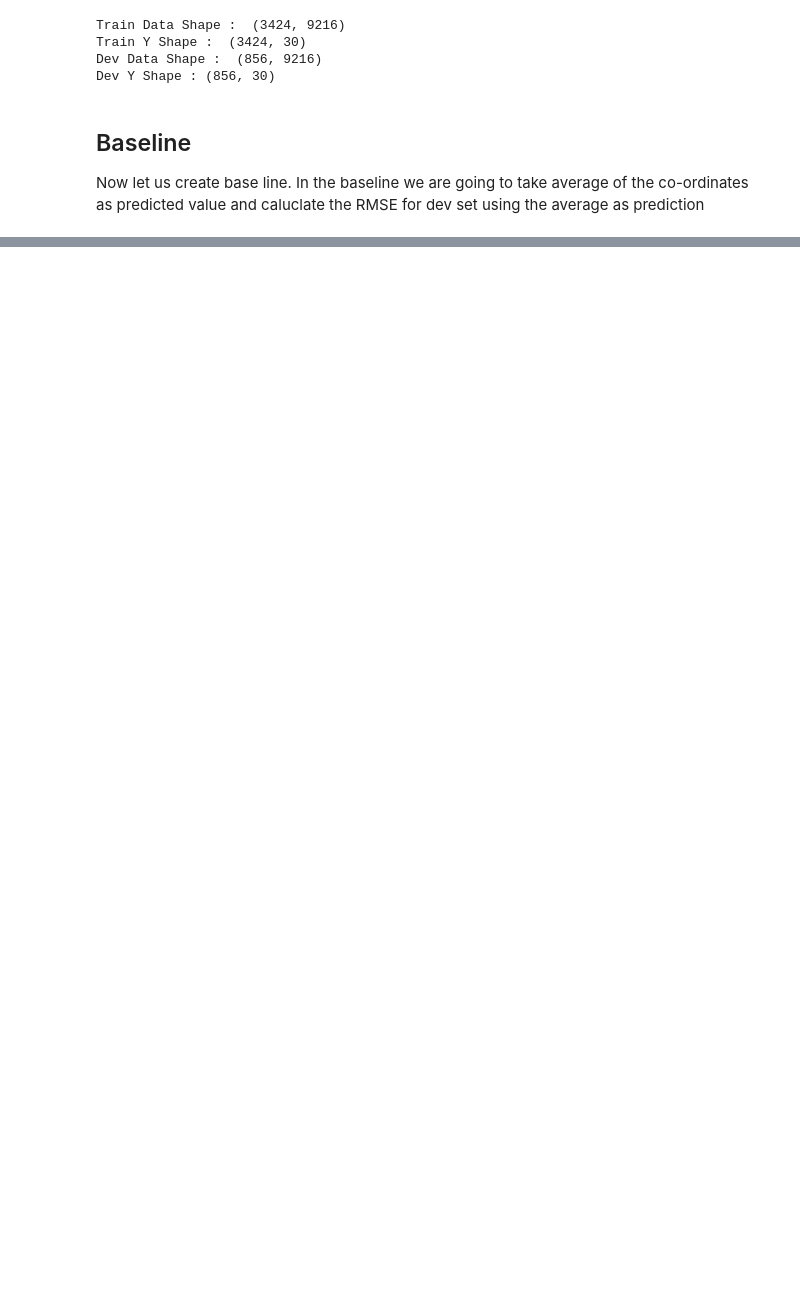
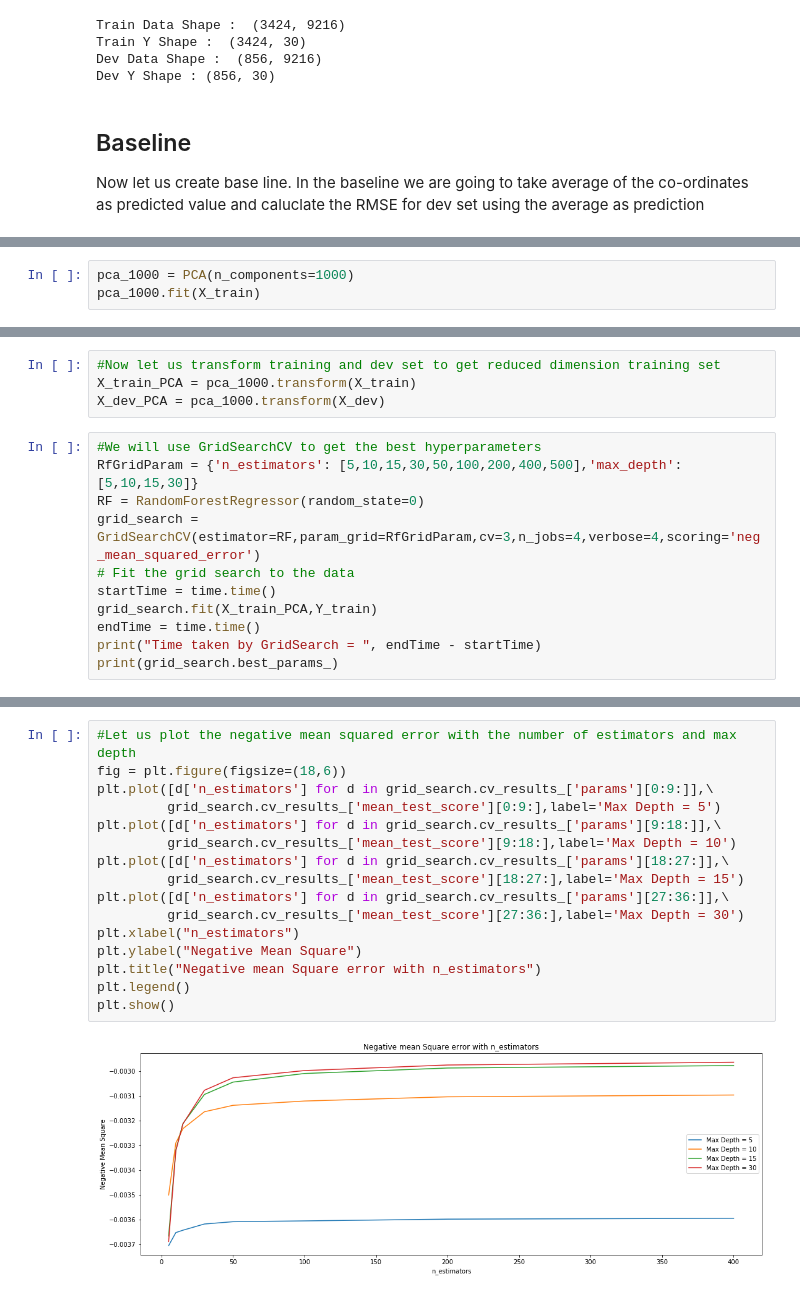
Before and after one commit to anupjha10/W207_ML_FINAL_Project, a Jupyter notebook: Final_Project_Anish_Anup.ipynb, the cells around one changed output, grey strips where cells are left out. Drawn from its saved outputs; the diff is of its cells as text; blank space fills up the shorter version.

```diff
--- a/Final_Project_Anish_Anup.ipynb
+++ b/Final_Project_Anish_Anup.ipynb
@@ -291,0 +390,3 @@ We have normalized the predicted value between -1,1 so original baseline RMSE is
+# %%
+pca_1000 = PCA(n_components=1000)
+pca_1000.fit(X_train)
@@ -291,0 +396,15 @@ We have normalized the predicted value between -1,1 so original baseline RMSE is
+# %%
+#Now let us transform training and dev set to get reduced dimension training set
+X_train_PCA = pca_1000.transform(X_train)
+X_dev_PCA = pca_1000.transform(X_dev)
+# %%
+#We will use GridSearchCV to get the best hyperparameters
+RfGridParam = {'n_estimators': [5,10,15,30,50,100,200,400,500],'max_depth': [5,10,15,30]}
+RF = RandomForestRegressor(random_state=0)
+grid_search = GridSearchCV(estimator=RF,param_grid=RfGridParam,cv=3,n_jobs=4,verbose=4,scoring='neg_mean_squared_error')
+# Fit the grid search to the data
+startTime = time.time()
+grid_search.fit(X_train_PCA,Y_train)
+endTime = time.time()
+print("Time taken by GridSearch = ", endTime - startTime)
+print(grid_search.best_params_)
@@ -291,0 +419,18 @@ We have normalized the predicted value between -1,1 so original baseline RMSE is
+# %%
+#Let us plot the negative mean squared error with the number of estimators and max depth
+fig = plt.figure(figsize=(18,6))
+plt.plot([d['n_estimators'] for d in grid_search.cv_results_['params'][0:9:]],\
+         grid_search.cv_results_['mean_test_score'][0:9:],label='Max Depth = 5')
+plt.plot([d['n_estimators'] for d in grid_search.cv_results_['params'][9:18:]],\
+         grid_search.cv_results_['mean_test_score'][9:18:],label='Max Depth = 10')
+plt.plot([d['n_estimators'] for d in grid_search.cv_results_['params'][18:27:]],\
+         grid_search.cv_results_['mean_test_score'][18:27:],label='Max Depth = 15')
+plt.plot([d['n_estimators'] for d in grid_search.cv_results_['params'][27:36:]],\
+         grid_search.cv_results_['mean_test_score'][27:36:],label='Max Depth = 30')
+plt.xlabel("n_estimators")
+plt.ylabel("Negative Mean Square")
+plt.title("Negative mean Square error with n_estimators")
+plt.legend()
+plt.show()
+# %% [output]
+[figure, added]
```
Also changed, not shown: parts of 21 cells of this notebook.
